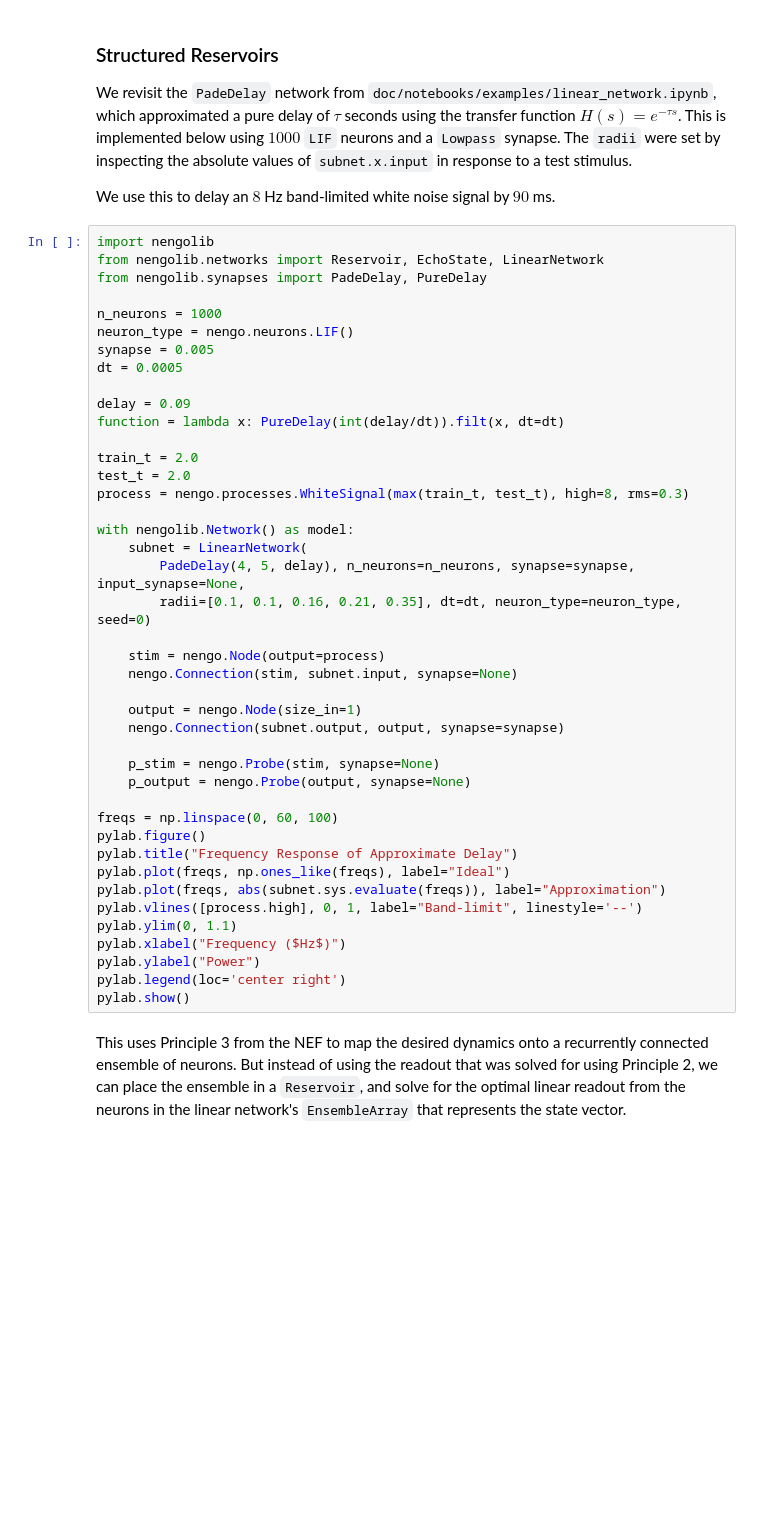
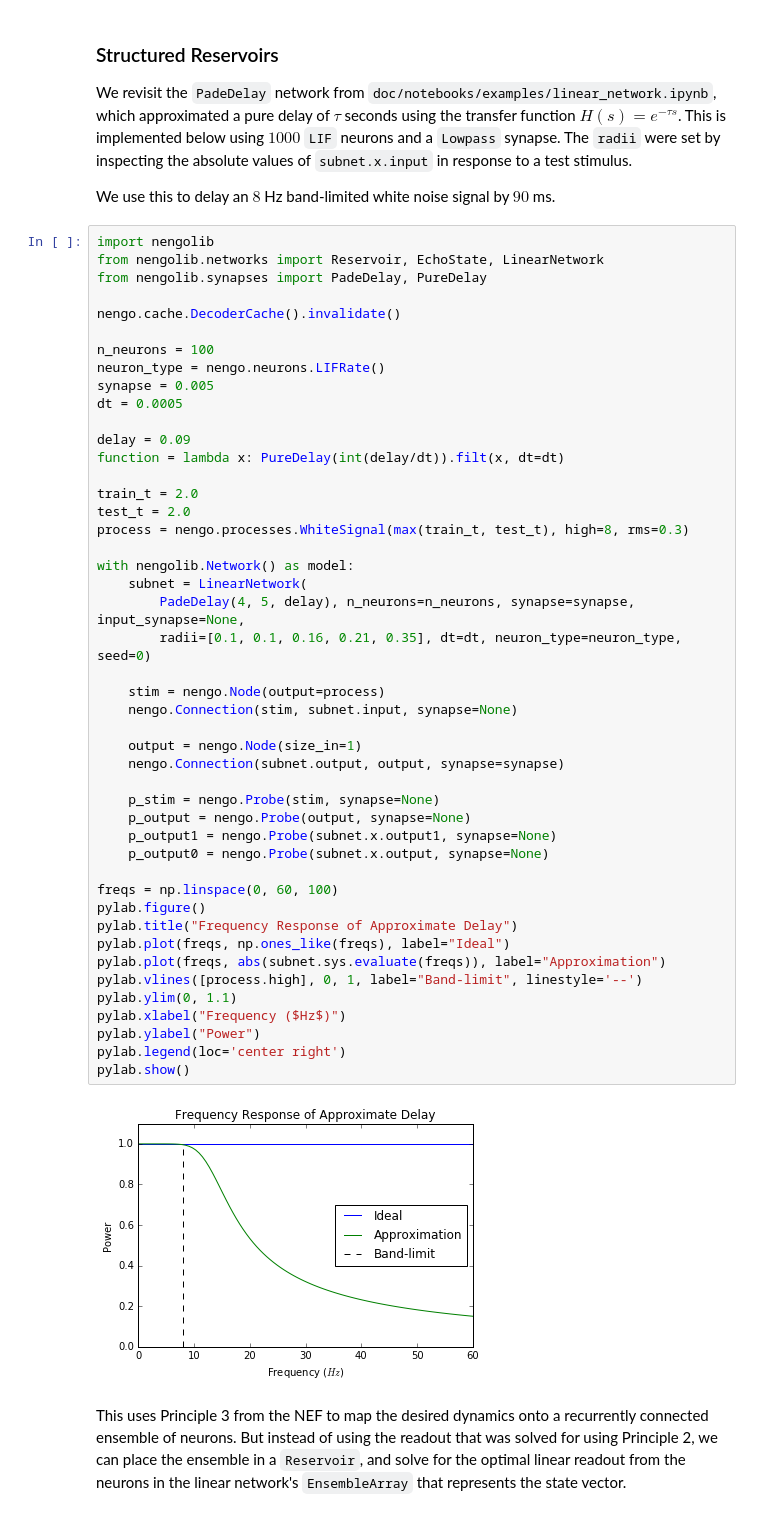
Before and after one commit to arvoelke/nengolib, a Jupyter notebook: doc/notebooks/examples/reservoir_computing.ipynb, the cells around one changed output. Saved outputs shown, nothing was run; the diff lists cells and outputs as text; blank space fills up the shorter version.

```diff
--- a/doc/notebooks/examples/reservoir_computing.ipynb
+++ b/doc/notebooks/examples/reservoir_computing.ipynb
@@ -25,8 +27,10 @@ import nengolib
 from nengolib.networks import Reservoir, EchoState, LinearNetwork
 from nengolib.synapses import PadeDelay, PureDelay
 
-n_neurons = 1000
-neuron_type = nengo.neurons.LIF()
+nengo.cache.DecoderCache().invalidate()
+
+n_neurons = 100
+neuron_type = nengo.neurons.LIFRate()
 synapse = 0.005
 dt = 0.0005
 
@@ -35,33 +39,37 @@ function = lambda x: PureDelay(int(delay/dt)).filt(x, dt=dt)
 
 train_t = 2.0
 test_t = 2.0
 process = nengo.processes.WhiteSignal(max(train_t, test_t), high=8, rms=0.3)
 
 with nengolib.Network() as model:
     subnet = LinearNetwork(
         PadeDelay(4, 5, delay), n_neurons=n_neurons, synapse=synapse, input_synapse=None,
         radii=[0.1, 0.1, 0.16, 0.21, 0.35], dt=dt, neuron_type=neuron_type, seed=0)
 
     stim = nengo.Node(output=process)
     nengo.Connection(stim, subnet.input, synapse=None)
 
     output = nengo.Node(size_in=1)
     nengo.Connection(subnet.output, output, synapse=synapse)
 
     p_stim = nengo.Probe(stim, synapse=None)
     p_output = nengo.Probe(output, synapse=None)
+    p_output1 = nengo.Probe(subnet.x.output1, synapse=None)
+    p_output0 = nengo.Probe(subnet.x.output, synapse=None)
 
 freqs = np.linspace(0, 60, 100)
 pylab.figure()
 pylab.title("Frequency Response of Approximate Delay")
 pylab.plot(freqs, np.ones_like(freqs), label="Ideal")
 pylab.plot(freqs, abs(subnet.sys.evaluate(freqs)), label="Approximation")
 pylab.vlines([process.high], 0, 1, label="Band-limit", linestyle='--')
 pylab.ylim(0, 1.1)
 pylab.xlabel("Frequency ($Hz$)")
 pylab.ylabel("Power")
 pylab.legend(loc='center right')
 pylab.show()
+# %% [output]
+[figure, added]
 # %% [markdown]
 This uses Principle 3 from the NEF to map the desired dynamics onto a recurrently connected ensemble of neurons. But instead of using the readout that was solved for using Principle 2, we can place the ensemble in a `Reservoir`, and solve for the optimal linear readout from the neurons in the linear network's `EnsembleArray` that represents the state vector.
 # %%
```
Also changed, not shown: parts of 3 cells of this notebook, 3 other files.
